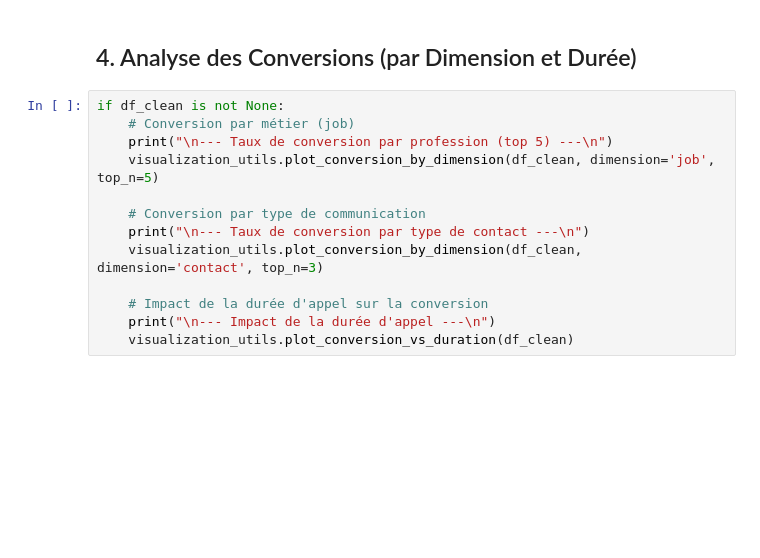
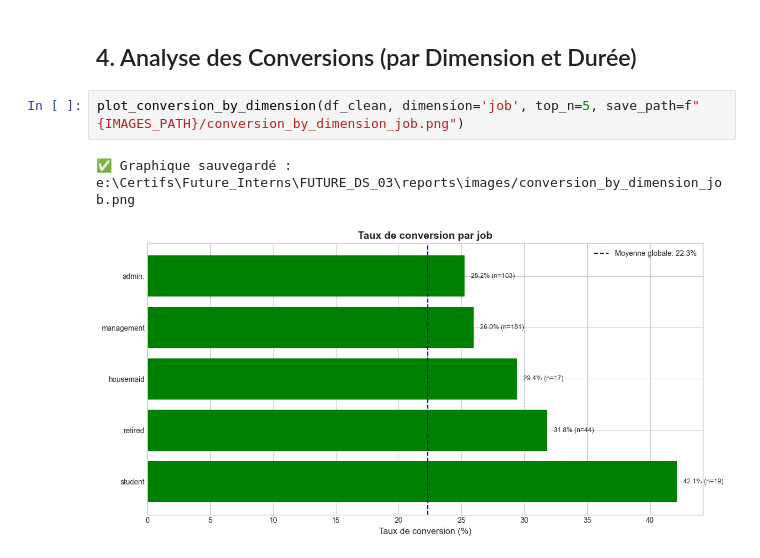
Before and after one commit to Jodm0007/FUTURE_DS_03, a Jupyter notebook: notebooks/02_funnel_analysis.ipynb, the cells around one changed output. Saved outputs shown, nothing was run; the diff lists cells and outputs as text; blank space fills up the shorter version.

```diff
--- a/notebooks/02_funnel_analysis.ipynb
+++ b/notebooks/02_funnel_analysis.ipynb
@@ -86,15 +100,7 @@ if df_clean is not None:
 # %% [markdown]
 ## 4. Analyse des Conversions (par Dimension et Durée)
-# %%
-if df_clean is not None:
-    # Conversion par métier (job)
-    print("\n--- Taux de conversion par profession (top 5) ---\n")
-    visualization_utils.plot_conversion_by_dimension(df_clean, dimension='job', top_n=5)
-
-    # Conversion par type de communication
-    print("\n--- Taux de conversion par type de contact ---\n")
-    visualization_utils.plot_conversion_by_dimension(df_clean, dimension='contact', top_n=3)
-
-    # Impact de la durée d'appel sur la conversion
-    print("\n--- Impact de la durée d'appel ---\n")
-    visualization_utils.plot_conversion_vs_duration(df_clean)
+# %%
+plot_conversion_by_dimension(df_clean, dimension='job', top_n=5, save_path=f"{IMAGES_PATH}/conversion_by_dimension_job.png")
+# %% [output]
+✅ Graphique sauvegardé : e:\Certifs\Future_Interns\FUTURE_DS_03\reports\images/conversion_by_dimension_job.png
+[figure, added]
```
Also changed, not shown: parts of 17 cells of this notebook, 20 other files.
